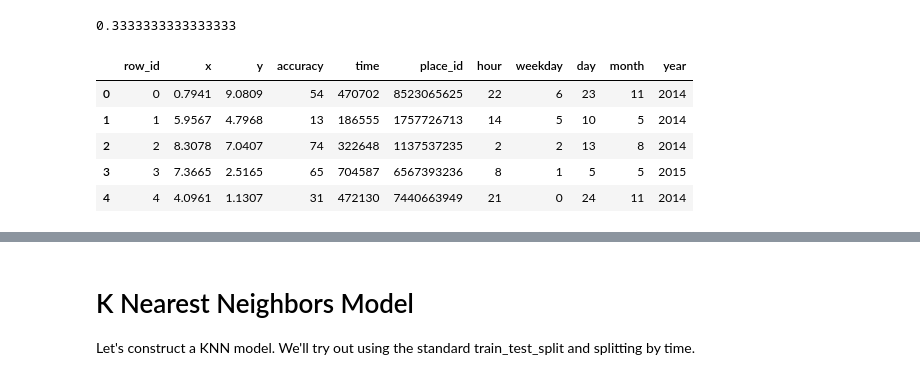
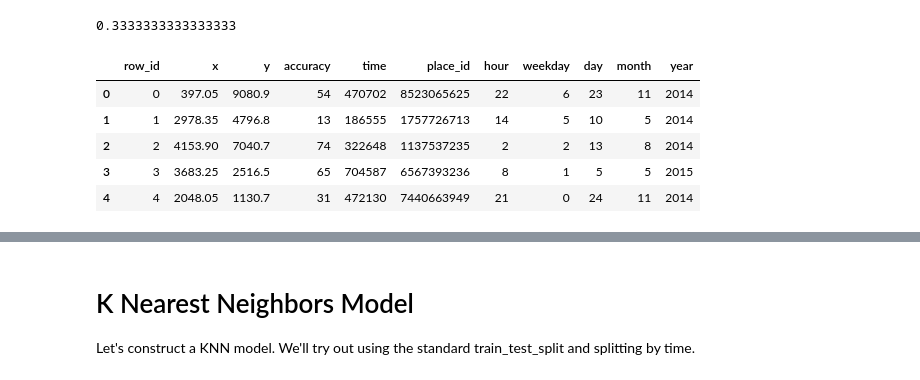
Before and after one commit to tinhnguyen20/kagswag, a Jupyter notebook: facebookPredictions/SumanProject2.ipynb, the cells around one changed output, grey strips where cells are left out. Drawn from its saved outputs; the diff is of its cells as text; code cells hidden in the pictures.

```diff
--- a/facebookPredictions/SumanProject2.ipynb
+++ b/facebookPredictions/SumanProject2.ipynb
@@ -85,17 +99,19 @@ d_times = pd.DatetimeIndex(initial_date + np.timedelta64(int(mn), 'm')
 # %%
+fb_train['x'] = fb_train['x'] * x_weights
+fb_train['y'] = fb_train['y'] * y_weights
 fb_train['hour'] = d_times.hour
 fb_train['weekday'] = d_times.weekday
 fb_train['day'] = d_times.day
 fb_train['month'] = d_times.month
 fb_train['year'] = d_times.year
 fb_train.head()
 # %% [output]
 |  | row_id | x | y | accuracy | time | place_id | hour | weekday | day | month | year |
-| 0 | 0 | 0.7941 | 9.0809 | 54 | 470702 | 8523065625 | 22 | 6 | 23 | 11 | 2014 |
-| 1 | 1 | 5.9567 | 4.7968 | 13 | 186555 | 1757726713 | 14 | 5 | 10 | 5 | 2014 |
-| 2 | 2 | 8.3078 | 7.0407 | 74 | 322648 | 1137537235 | 2 | 2 | 13 | 8 | 2014 |
-| 3 | 3 | 7.3665 | 2.5165 | 65 | 704587 | 6567393236 | 8 | 1 | 5 | 5 | 2015 |
-| 4 | 4 | 4.0961 | 1.1307 | 31 | 472130 | 7440663949 | 21 | 0 | 24 | 11 | 2014 |
+| 0 | 0 | 397.05 | 9080.9 | 54 | 470702 | 8523065625 | 22 | 6 | 23 | 11 | 2014 |
+| 1 | 1 | 2978.35 | 4796.8 | 13 | 186555 | 1757726713 | 14 | 5 | 10 | 5 | 2014 |
+| 2 | 2 | 4153.90 | 7040.7 | 74 | 322648 | 1137537235 | 2 | 2 | 13 | 8 | 2014 |
+| 3 | 3 | 3683.25 | 2516.5 | 65 | 704587 | 6567393236 | 8 | 1 | 5 | 5 | 2015 |
+| 4 | 4 | 2048.05 | 1130.7 | 31 | 472130 | 7440663949 | 21 | 0 | 24 | 11 | 2014 |
 # %%
 X = fb_train.drop(['time'], axis=1)
 y = fb_train['place_id']
```
Also changed, not shown: parts of 10 cells of this notebook.
